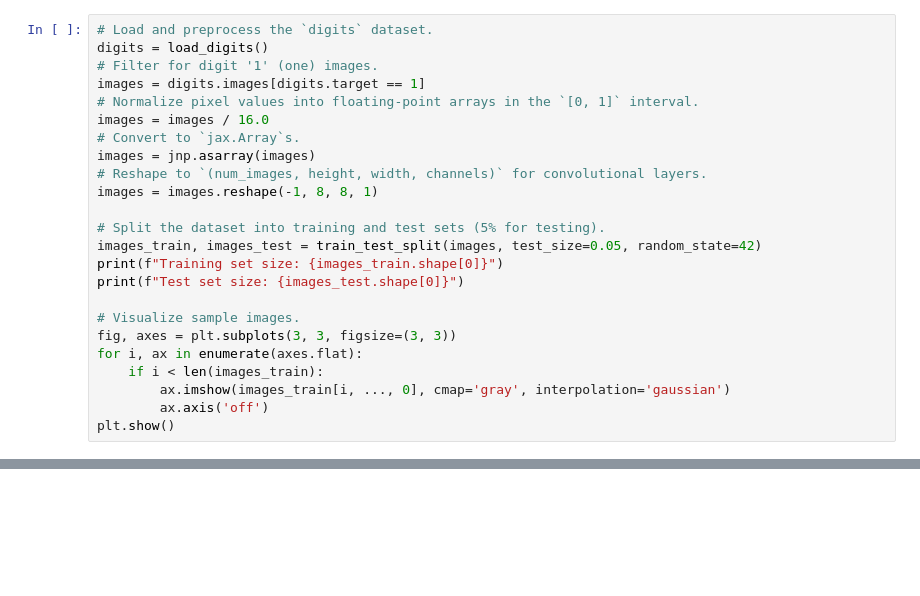
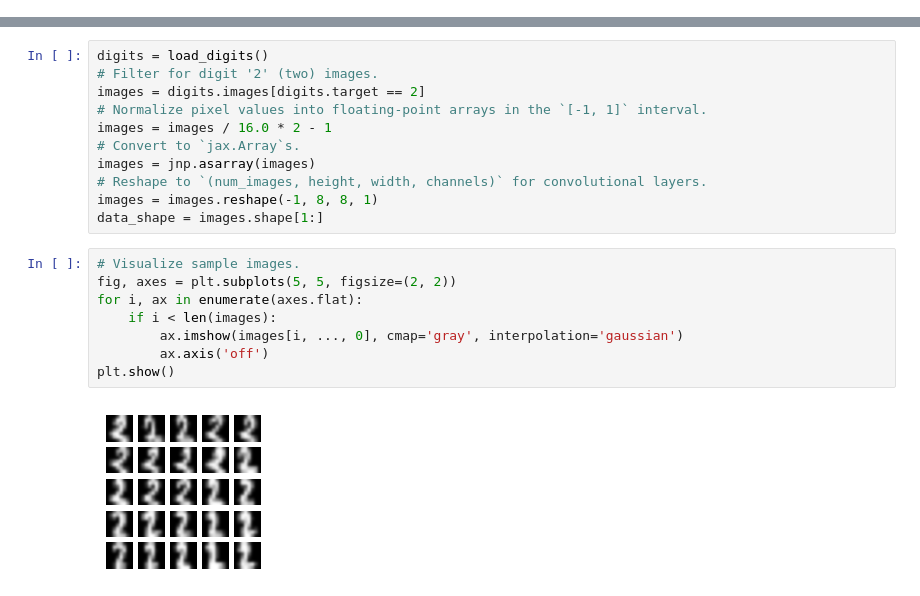
Before and after one commit to google/flax, a Jupyter notebook: docs_nnx/examples/digits_diffusion_model.ipynb, the cells around one changed output, grey strips where cells are left out. Cells and saved outputs as stored; diff of their text form; blank space fills up the shorter version.

```diff
--- a/docs_nnx/examples/digits_diffusion_model.ipynb
+++ b/docs_nnx/examples/digits_diffusion_model.ipynb
@@ -29,24 +0,0 @@ This involves several steps, such as:
-# %%
-# Load and preprocess the `digits` dataset.
-digits = load_digits()
-# Filter for digit '1' (one) images.
-images = digits.images[digits.target == 1]
-# Normalize pixel values into floating-point arrays in the `[0, 1]` interval.
-images = images / 16.0
-# Convert to `jax.Array`s.
-images = jnp.asarray(images)
-# Reshape to `(num_images, height, width, channels)` for convolutional layers.
-images = images.reshape(-1, 8, 8, 1)
-
-# Split the dataset into training and test sets (5% for testing).
-images_train, images_test = train_test_split(images, test_size=0.05, random_state=42)
-print(f"Training set size: {images_train.shape[0]}")
-print(f"Test set size: {images_test.shape[0]}")
-
-# Visualize sample images.
-fig, axes = plt.subplots(3, 3, figsize=(3, 3))
-for i, ax in enumerate(axes.flat):
-    if i < len(images_train):
-        ax.imshow(images_train[i, ..., 0], cmap='gray', interpolation='gaussian')
-        ax.axis('off')
-plt.show()
@@ -762,0 +34,21 @@ In this tutorial, we implemented a simple diffusion model using Flax NNX and tra
+# %%
+digits = load_digits()
+# Filter for digit '2' (two) images.
+images = digits.images[digits.target == 2]
+# Normalize pixel values into floating-point arrays in the `[-1, 1]` interval.
+images = images / 16.0 * 2 - 1
+# Convert to `jax.Array`s.
+images = jnp.asarray(images)
+# Reshape to `(num_images, height, width, channels)` for convolutional layers.
+images = images.reshape(-1, 8, 8, 1)
+data_shape = images.shape[1:]
+# %%
+# Visualize sample images.
+fig, axes = plt.subplots(5, 5, figsize=(2, 2))
+for i, ax in enumerate(axes.flat):
+    if i < len(images):
+        ax.imshow(images[i, ..., 0], cmap='gray', interpolation='gaussian')
+        ax.axis('off')
+plt.show()
+# %% [output]
+[figure, added]
```
Also changed, not shown: parts of 55 cells of this notebook, 1 other file.
